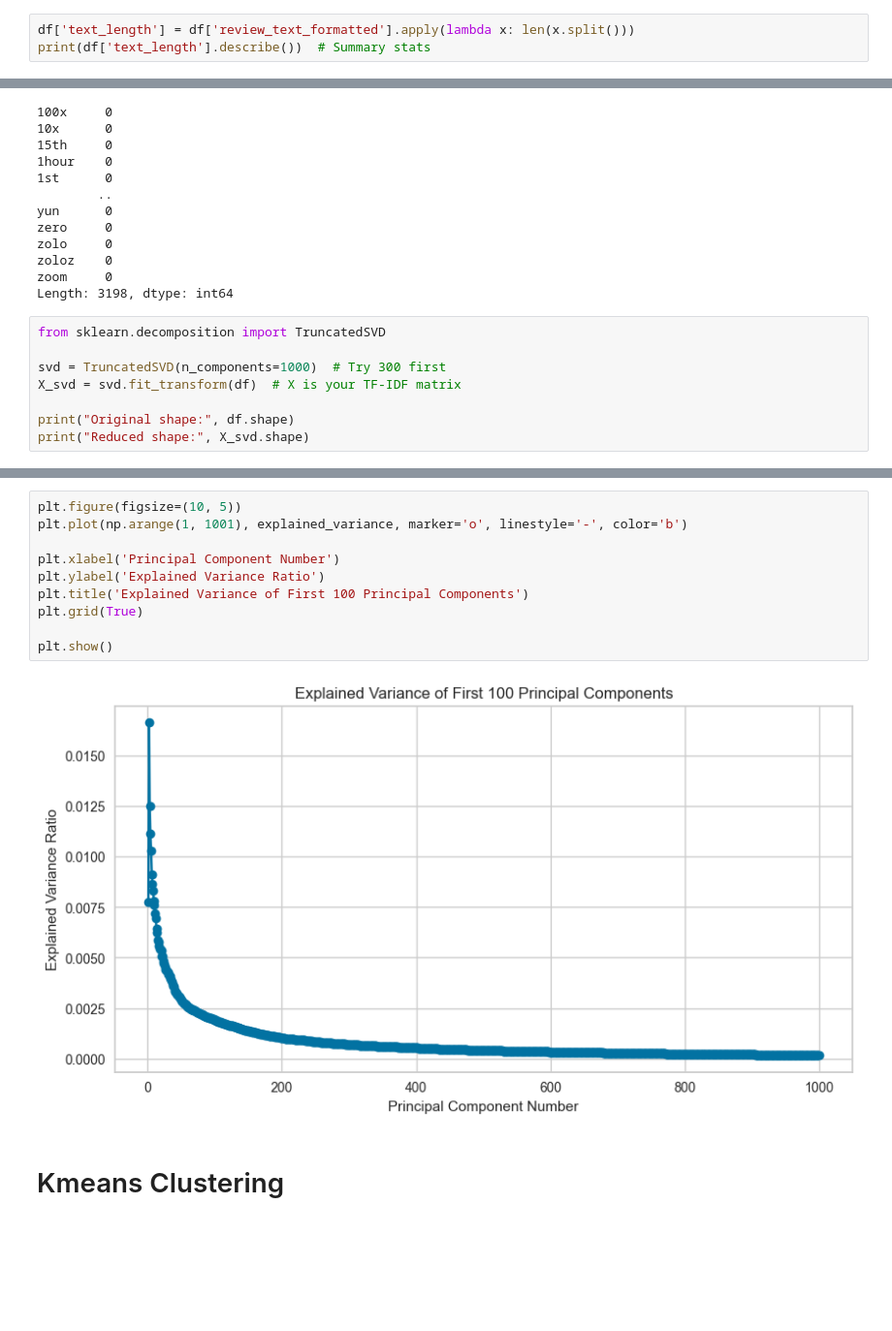
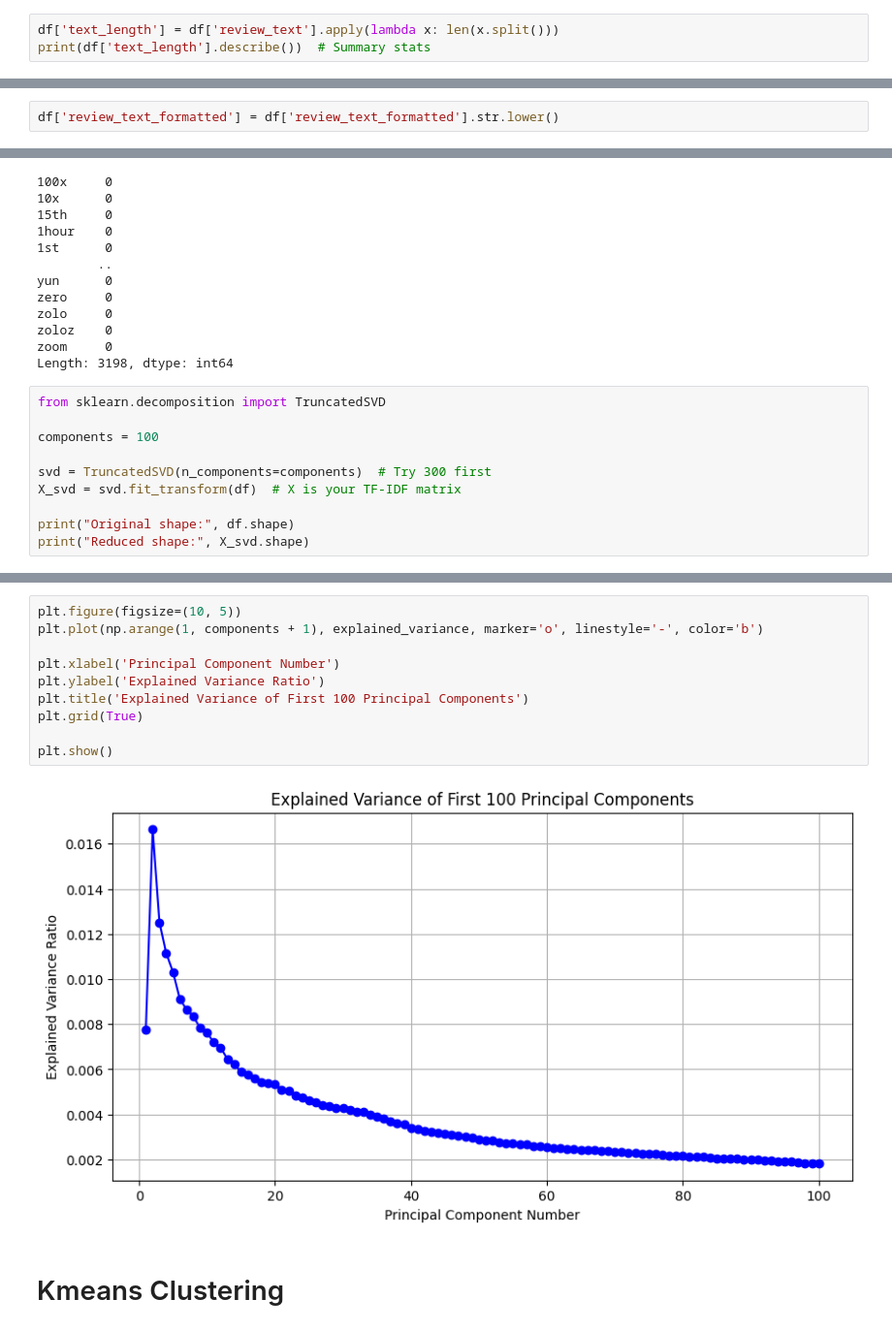
Before and after one commit to Nabizen/CCADMACL_PROJECT_COM222, a Jupyter notebook: gcash_clustering.ipynb, the cells around one changed output, grey strips where cells are left out. Shown at 97% size. Cells and saved outputs as stored; diff of their text form; blank space fills up the shorter version.

```diff
--- a/gcash_clustering.ipynb
+++ b/gcash_clustering.ipynb
@@ -121,7 +121,7 @@ plt.show()
 # %% [markdown]
 Distribution of Review Lengths
 # %%
-df['text_length'] = df['review_text_formatted'].apply(lambda x: len(x.split()))
+df['text_length'] = df['review_text'].apply(lambda x: len(x.split()))
 print(df['text_length'].describe())  # Summary stats
 # %% [output]
 count    31257.000000
@@ -149,5 +149,7 @@ df.drop(columns=['text_length'], inplace=True)
 # %% [markdown]
 # Feature Representation
+# %%
+df['review_text_formatted'] = df['review_text_formatted'].str.lower()
 # %%
 df.head()
 # %% [output]
@@ -258,7 +260,9 @@ Length: 3198, dtype: int64
 # %%
 from sklearn.decomposition import TruncatedSVD
 
-svd = TruncatedSVD(n_components=1000)  # Try 300 first
+components = 100
+
+svd = TruncatedSVD(n_components=components)  # Try 300 first
 X_svd = svd.fit_transform(df)  # X is your TF-IDF matrix
 
 print("Original shape:", df.shape)
@@ -289,15 +293,15 @@ plt.show()
 # %%
 plt.figure(figsize=(10, 5))
-plt.plot(np.arange(1, 1001), explained_variance, marker='o', linestyle='-', color='b')
+plt.plot(np.arange(1, components + 1), explained_variance, marker='o', linestyle='-', color='b')
 
 plt.xlabel('Principal Component Number')
 plt.ylabel('Explained Variance Ratio')
 plt.title('Explained Variance of First 100 Principal Components')
 plt.grid(True)
 
 plt.show()
 # %% [output]
-[figure, old version]
+[figure, new version]
 # %% [markdown]
 # Kmeans Clustering
 # %%
```
Also changed, not shown: parts of 17 cells of this notebook, 2 other files.
